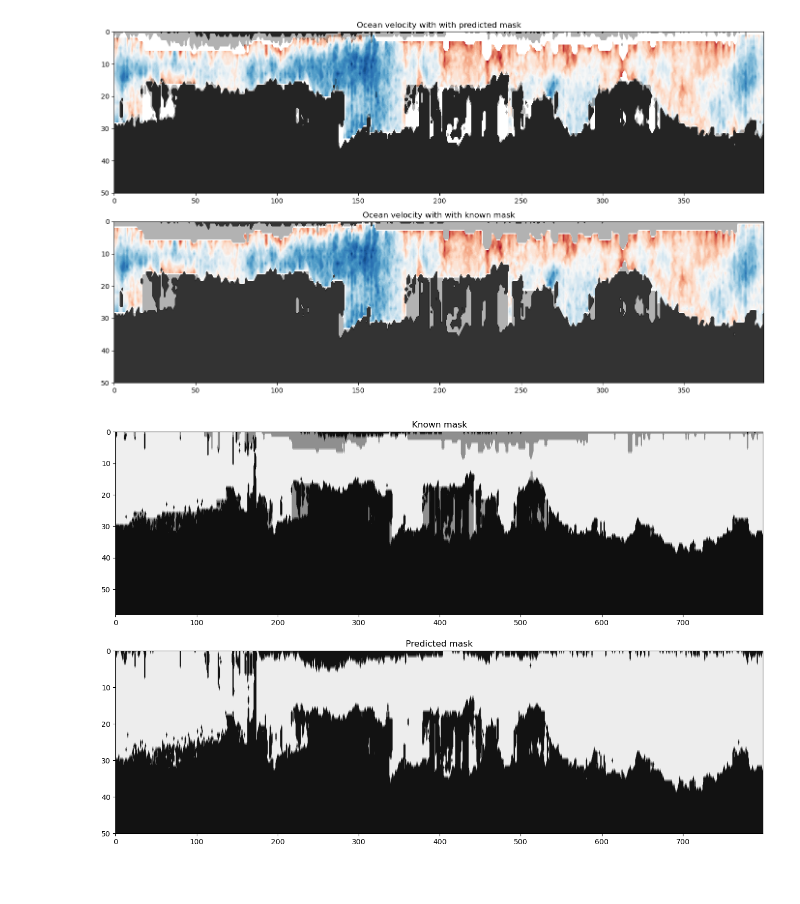
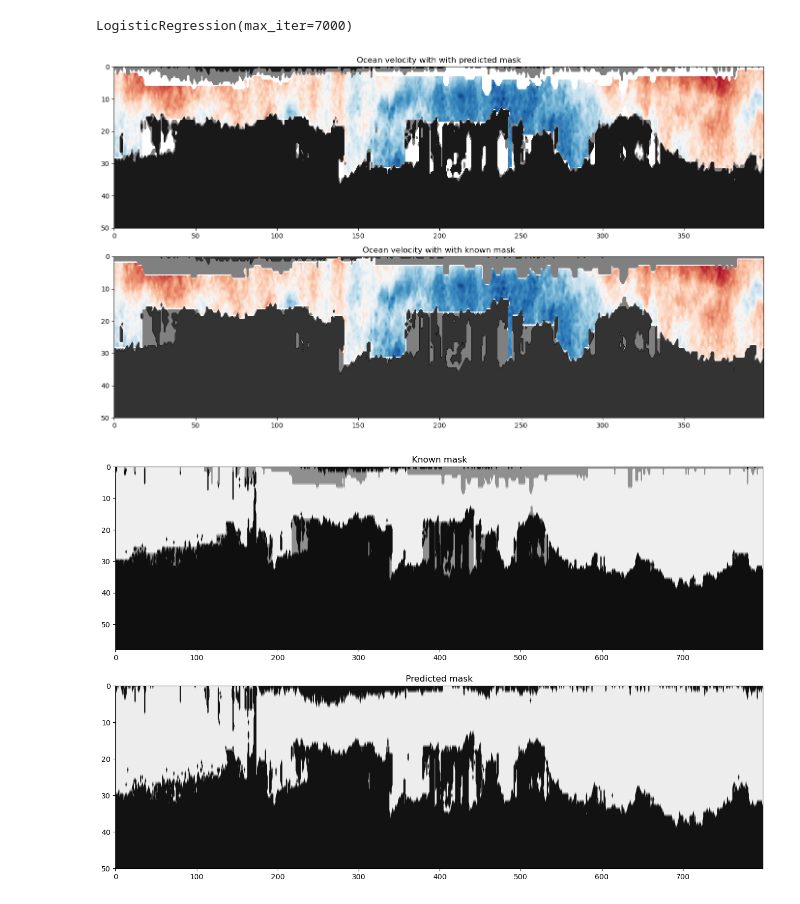
Before and after one commit to jamiesash/flag_model, a Jupyter notebook: bigdatalogh.ipynb, the cells around one changed output. Cells and saved outputs as stored; diff of their text form; code cells hidden in the pictures.

Commit message:
finalizing big data notebook

```diff
--- a/bigdatalogh.ipynb
+++ b/bigdatalogh.ipynb
@@ -37,24 +12,0 @@ def list_nc_files(directory):
-# %%
-# load train data
-# loop through the list using nc_loader and put output into an empty list then compress the list.
-ncfiles = list_nc_files("/home/jamie/projects/flag_model/data")
-X = list()
-Y = list()
-for i in range(0, len(ncfiles)):
-    file = ncfiles[i]
-    param, predic, u, s = nc_load(file)
-    X.append(param)
-    Y.append(predic)
-features = np.vstack(X)
-predictor = np.hstack(Y)
-# predictor = predictor.flatten()
-# %%
-# Only train on the good stuf.
-arg = [0, 1] #, 2, 3, 4, 5, 6, 7] #, 2, 6]
-idx = np.isin(predictor, arg)
-usr_mask = idx.flatten()
-features = features[idx,:]
-predictor = predictor[usr_mask]
-
-# make all masks 0 or 1
-# mask_train[mask_train != 0] = 1
@@ -61,13 +128,24 @@ predictor = predictor[usr_mask]
 # %%
+features, predictor = bulkload_db(dir = "/home/jamie/projects/flag_model/data/dbdirs")
+features, predictor = what_flags(features, predictor, arg = [0, 1])
+
 # run the model
 # scaler = MinMaxScaler(feature_range=(0, 1))
 # scaled_features = scaler.fit_transform(train_cruise)
 X_train, X_test, y_train, y_test = train_test_split(features, predictor, test_size=0.7, random_state=42, stratify=predictor)
 model = LogisticRegression(max_iter=7000)
 model.fit(X_train, y_train)
+# %% [output]
+LogisticRegression(max_iter=7000)
 # %%
-# laod test data
-features_test, predictor_test, u,  s = nc_load("/home/jamie/cruise_processing/falkortoo/FKt240224/wh300_patch/contour/wh300.nc")
+### Load in the test data u for plotting.
+file_id = Dataset('/home/jamie/cruise_processing/falkortoo/FKt240224/wh300_patch/contour/wh300.nc')
+u = file_id.variables["v"][:]
+file_id.close()
+s = u.shape
+
+# laod test data for the model.
+features_test, predictor_test = db_load("/home/jamie/cruise_processing/falkortoo/FKt240224/wh300_patch/adcpdb")
 new_y_pred = model.predict(features_test)
 # put humpoty dumpty back together again
 pred_flags = new_y_pred.reshape(s[0], s[1])
@@ -95,31 +173,31 @@ all_flag[all_flag != 0] = 1
 # %%
 idx = range(3400, 3800)
 
 # Define the feature array and predicted mask array
 feature = u # n by m array
 predicted_mask = pred_flags  # n by m array
 
 fig, ax = plt.subplots(2, 1, figsize=(14, 8))
 contour1 = ax[0].contourf(feature.T[:, idx], cmap='RdBu', levels=50)
 # contour1.set_clim(-0.4, 0.4)
 # Overlay the predicted mask as a contour on top with transparency
-ax[0].contourf(predicted_mask.T[:, idx], levels=[0.5, 1], colors='black', alpha=0.3)
+ax[0].contourf(predicted_mask.T[:, idx], levels=[0.5, 1], colors='grey', alpha=1)
 ax[0].contourf(auto_flagged.T[:, idx], levels=[0.5, 1], colors='black', alpha=0.8)
 ax[0].set_title('Ocean velocity with with predicted mask')
 ax[0].set_ylim(50, 0)
 
 contour2 = ax[1].contourf(feature.T[:, idx], cmap='RdBu',levels=50)
 # contour2.set_clim(-0.4, 0.4)
 # Overlay the predicted mask as a contour on top with transparency
-ax[1].contourf(bin_flag.T[:, idx], levels=[0.5, 1], colors='black', alpha=0.3)
+ax[1].contourf(bin_flag.T[:, idx], levels=[0.5, 1], colors='grey', alpha=1)
 ax[1].contourf(auto_flagged.T[:, idx], levels=[0.5, 1], colors='black', alpha=0.8)
 ax[1].set_title('Ocean velocity with with known mask')
 ax[1].set_ylim(50, 0)
 # fig.colorbar(contour2, ax=ax, orientation='vertical', label="ocean velocity")
 plt.tight_layout()
 plt.show()
 # %% [output]
-[figure, old version]
+[figure, new version]
 # %%
 idx = range(3200, 4000)
 
```
Also changed, not shown: parts of 3 cells of this notebook, 1 other file.
